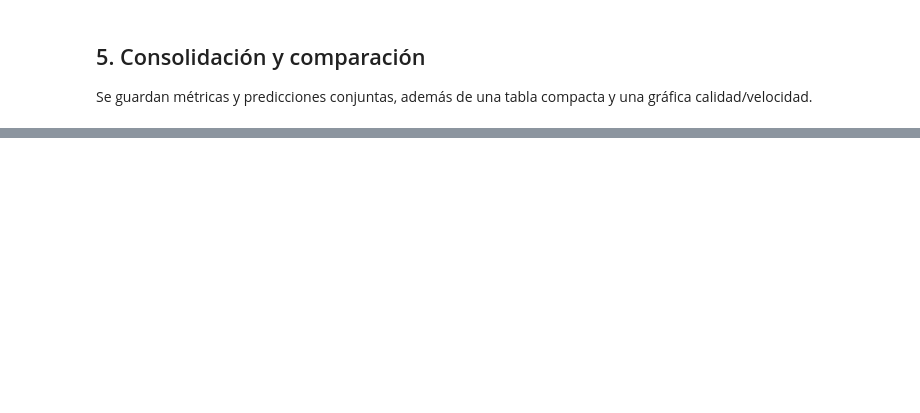
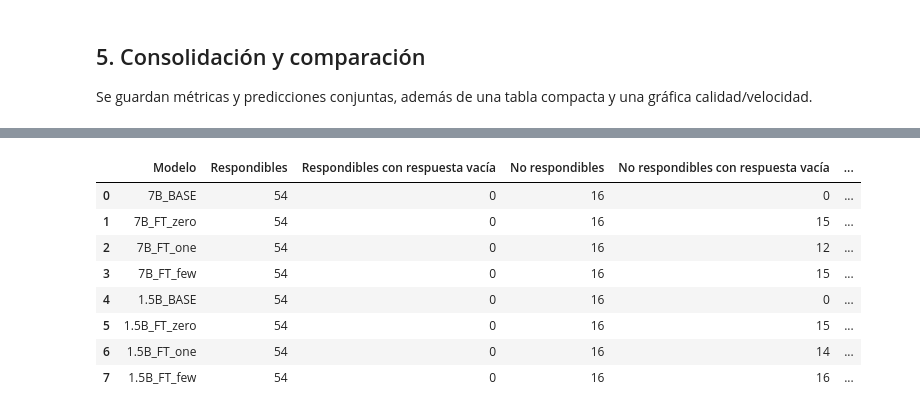
Before and after one commit to Chechu13/Practica_PLN_II, a Jupyter notebook: notebooks/comparacion_qwen_7b_vs_15b_base_lora.ipynb, the cells around one changed output, grey strips where cells are left out. Saved outputs shown, nothing was run; the diff lists cells and outputs as text; code cells hidden in the pictures; blank space fills up the shorter version.

```diff
--- a/notebooks/comparacion_qwen_7b_vs_15b_base_lora.ipynb
+++ b/notebooks/comparacion_qwen_7b_vs_15b_base_lora.ipynb
@@ -430,0 +666,45 @@ else:
+# %%
+error_rows = []
+
+for cfg in VARIANTS:
+    name = cfg["name"]
+    model_df = predictions_df[predictions_df["variant"] == name].copy()
+
+    if model_df.empty:
+        continue
+
+    if "error" not in model_df.columns:
+        model_df["error"] = None
+
+    successful = model_df[model_df["error"].isna()]
+    answerable = successful[successful["has_answer"] == True]
+    unanswerable = successful[successful["has_answer"] == False]
+
+    error_rows.append({
+        "Modelo": name,
+        "Respondibles": len(answerable),
+        "Respondibles con respuesta vacía": int(
+            answerable["empty_prediction"].fillna(False).sum()
+        ),
+        "No respondibles": len(unanswerable),
+        "No respondibles con respuesta vacía": int(
+            unanswerable["empty_prediction"].fillna(False).sum()
+        ),
+        "Total de respuestas vacías": int(
+            successful["empty_prediction"].fillna(False).sum()
+        ),
+        "Errores de ejecución": int(model_df["error"].notna().sum()),
+    })
+
+error_table = pd.DataFrame(error_rows)
+display(error_table)
+# %% [output]
+|  | Modelo | Respondibles | Respondibles con respuesta vacía | No respondibles | No respondibles con respuesta vacía | ... |
+| 0 | 7B_BASE | 54 | 0 | 16 | 0 | ... |
+| 1 | 7B_FT_zero | 54 | 0 | 16 | 15 | ... |
+| 2 | 7B_FT_one | 54 | 0 | 16 | 12 | ... |
+| 3 | 7B_FT_few | 54 | 0 | 16 | 15 | ... |
+| 4 | 1.5B_BASE | 54 | 0 | 16 | 0 | ... |
+| 5 | 1.5B_FT_zero | 54 | 0 | 16 | 15 | ... |
+| 6 | 1.5B_FT_one | 54 | 0 | 16 | 14 | ... |
+| 7 | 1.5B_FT_few | 54 | 0 | 16 | 16 | ... |
```
Also changed, not shown: parts of 10 cells of this notebook, 12 other files.
